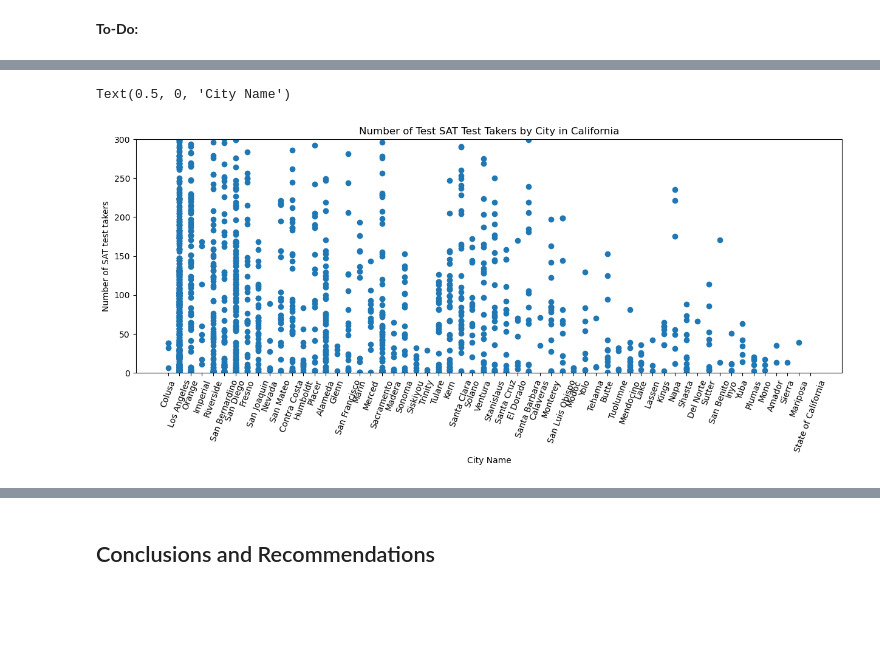
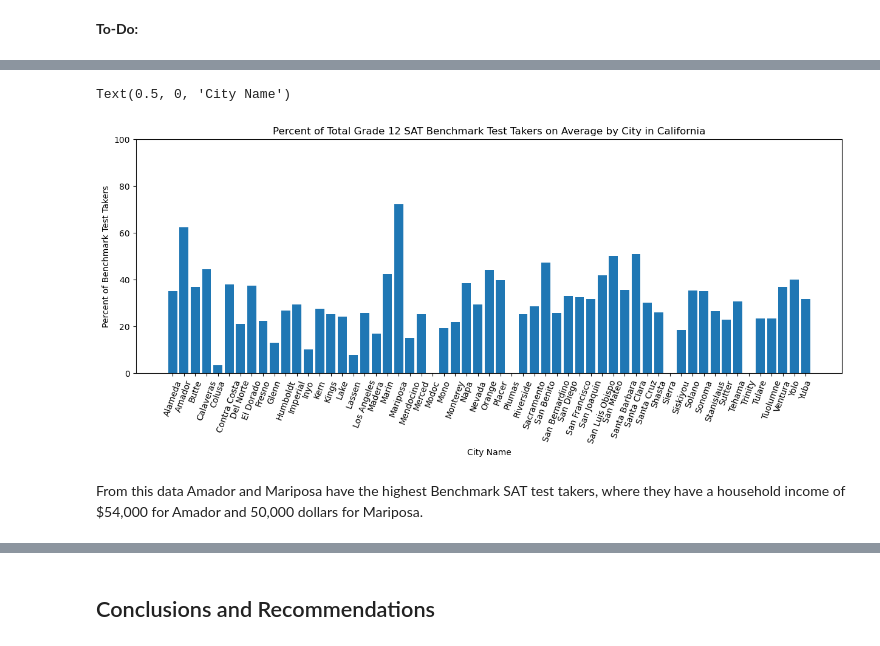
Before and after one commit to abiraauthayan/SATandACTscores, a Jupyter notebook: code/starter-code.ipynb, the cells around one changed output, grey strips where cells are left out. Cells and saved outputs as stored; diff of their text form; code cells hidden in the pictures; blank space fills up the shorter version.

```diff
--- a/code/starter-code.ipynb
+++ b/code/starter-code.ipynb
@@ -274,0 +319,3 @@ ValueError: could not convert string to float: '*'
+# %%
+#converting all columns with grades from object to float as i will be using this in my analysis
+sat[col_to_convert_sat]=sat[col_to_convert_sat].applymap(string_to_float)
@@ -295,0 +365,5 @@ sat.head()
+# %%
+#creating a column to see the percent of test takers over total enrolled grade 12 students
+#I want to analyze to see if there are any trends in the percent of test takers by city
+sat['pctoftsttaker']=(sat['numtsttakr12']/sat['enroll12'])*100
+sat.head(3)
@@ -296,3 +388,6 @@ sat.head()
+# %%
+#removing infinite values from my sat data
+sat = sat.replace([np.inf, -np.inf], np.nan).dropna()
 # %% [markdown]
 ### Data Dictionary
 
@@ -421,4 +563,4 @@ Name: numtsttakr, dtype: float64
 # %%
-satMean = sat.groupby('cname')['numtsttakr11'].mean()
-satMean
+sat_bench = sat.groupby('cname')[['pctbothbenchmark12']].mean()
+sat_bench
 # %% [output]
@@ -551,18 +703,20 @@ Text(0.5, 0, 'City Name')
 # %%
 # Size
 plt.figure(figsize=(15,5))
 
 # Scatter plot
-plt.scatter(sat['cname'], sat['numtsttakr11'])
-plt.ylim(0, 300)
+plt.bar(sat_bench.index,sat_bench['pctbothbenchmark12'])
+plt.ylim(0, 100)
 plt.xticks(rotation =70)
 corr= sat.corr(numeric_only=True)
 # Create a descriptive title
-plt.title("Number of Test SAT Test Takers by City in California")
+plt.title("Percent of Total Grade 12 SAT Benchmark Test Takers on Average by City in California")
 
 # Add axis labels
-plt.ylabel("Number of SAT test takers")
+plt.ylabel("Percent of Benchmark Test Takers")
 plt.xlabel("City Name")
 # %% [output]
 Text(0.5, 0, 'City Name')
-[figure, old version]
+[figure, new version]
+# %% [markdown]
+From this data Amador and Mariposa have the highest Benchmark SAT test takers, where they have a household income of $54,000 for Amador and 50,000 dollars for Mariposa.
```
Also changed, not shown: parts of 54 cells of this notebook.
